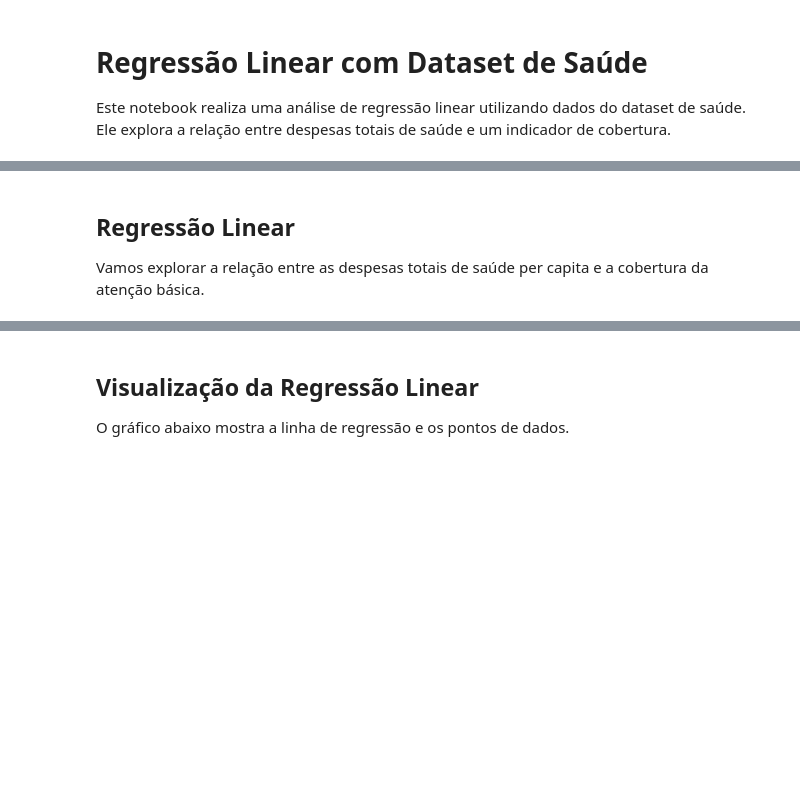
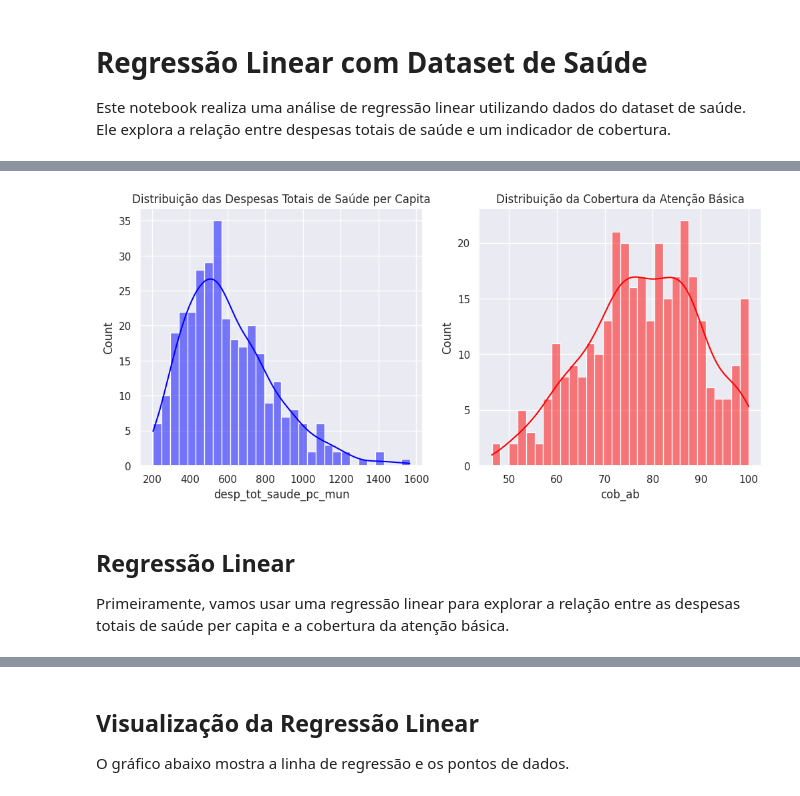
Before and after one commit to brunasaturnino/Projeto-ICD, a Jupyter notebook: notebooks/Regression.ipynb, the cells around one changed output, grey strips where cells are left out. Saved outputs shown, nothing was run; the diff lists cells and outputs as text; code cells hidden in the pictures; blank space fills up the shorter version.

```diff
--- a/notebooks/Regression.ipynb
+++ b/notebooks/Regression.ipynb
@@ -42,6 +82,20 @@ print(saude.head())
+# %%
+# Histograma das variáveis
+plt.figure(figsize=(12, 5))
+plt.subplot(1, 2, 1)
+sns.histplot(saude['desp_tot_saude_pc_mun'], bins=30, kde=True, color='blue')
+plt.title('Distribuição das Despesas Totais de Saúde per Capita')
+
+plt.subplot(1, 2, 2)
+sns.histplot(saude['cob_ab'], bins=30, kde=True, color='red')
+plt.title('Distribuição da Cobertura da Atenção Básica')
+
+plt.show()
+# %% [output]
+[figure, added]
 # %% [markdown]
 ## Regressão Linear
-Vamos explorar a relação entre as despesas totais de saúde per capita e a cobertura da atenção básica.
+Primeiramente, vamos usar uma regressão linear para explorar a relação entre as despesas totais de saúde per capita e a cobertura da atenção básica.
 # %%
 # Selecionar variáveis para regressão
 X = saude['desp_tot_saude_pc_mun'].values.reshape(-1, 1)  # Variável independente
```
Also changed, not shown: parts of 11 cells of this notebook, 1 other file.
